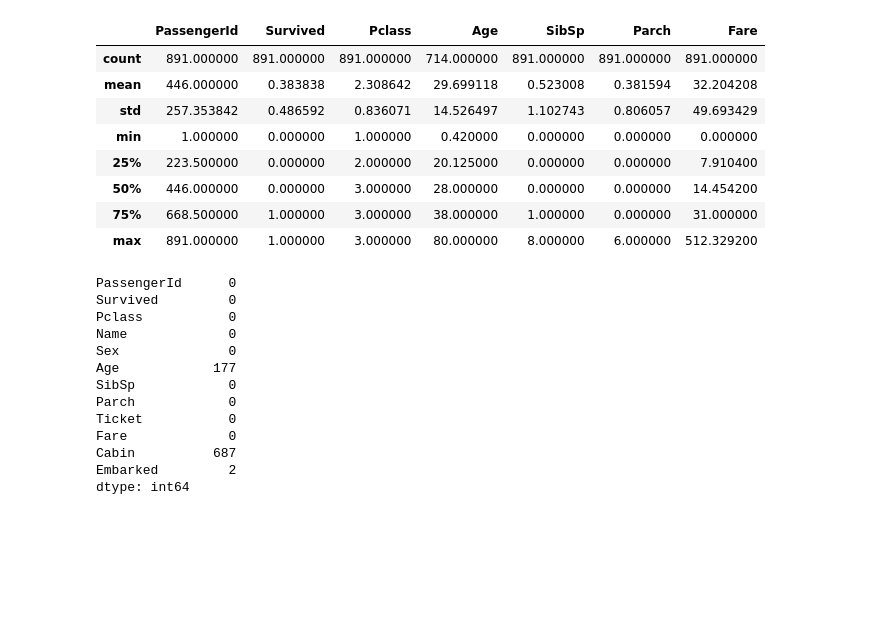
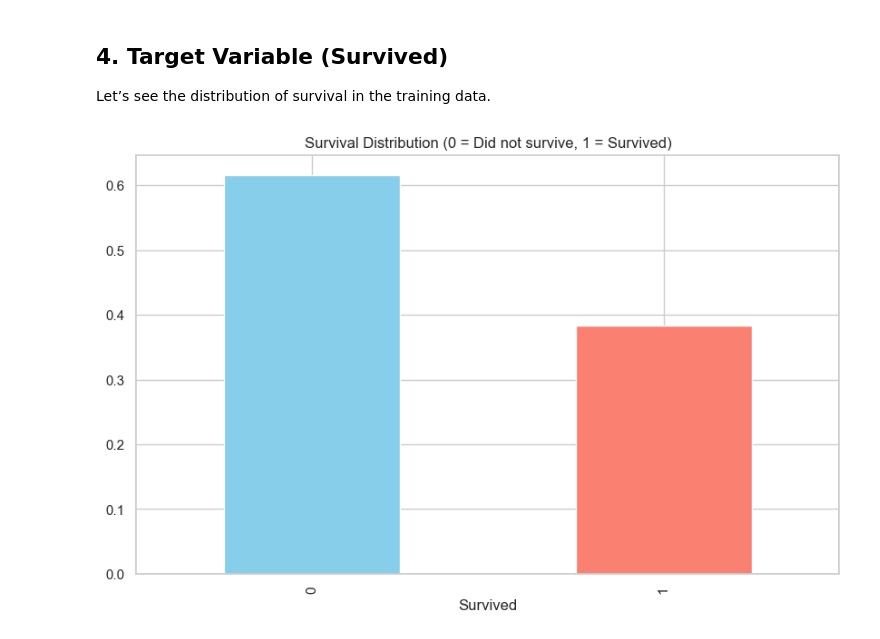
Before and after one commit to Henlomatt/titanic-ml-classifier, a Jupyter notebook: notebooks/eda.ipynb, the cells around one changed output. Cells and saved outputs as stored; diff of their text form; code cells hidden in the pictures; blank space fills up the shorter version.

Commit message:
Add EDA improvements: visualizations, correlations, missing values analysis

```diff
--- a/notebooks/eda.ipynb
+++ b/notebooks/eda.ipynb
@@ -1,4 +11,9 @@
 # %%
+# 1. Imports
 import pandas as pd
+import numpy as np
 import seaborn as sns
 import matplotlib.pyplot as plt
+
+sns.set(style="whitegrid")
+plt.rcParams["figure.figsize"] = (10, 6)
@@ -5,3 +23,8 @@ import matplotlib.pyplot as plt
 # %%
-# Load data
-data = pd.read_csv('../data/titanic.csv')
+# 2. Load data
+train = pd.read_csv("../data/train.csv")
+test = pd.read_csv("../data/test.csv")
+
+print("Train shape:", train.shape)
+print("Test shape:", test.shape)
+train.head()
@@ -18,30 +83,13 @@ data.head()
+# %% [markdown]
+## 4. Target Variable (Survived)
+Let’s see the distribution of survival in the training data.
 # %%
-# Summary statistics
-data.describe()
+# Target distribution
+train["Survived"].value_counts(normalize=True).plot(
+    kind="bar",
+    color=["skyblue", "salmon"],
+    title="Survival Distribution (0 = Did not survive, 1 = Survived)"
+)
+plt.show()
 # %% [output]
-|  | PassengerId | Survived | Pclass | Age | SibSp | Parch | Fare |
-| count | 891.000000 | 891.000000 | 891.000000 | 714.000000 | 891.000000 | 891.000000 | 891.000000 |
-| mean | 446.000000 | 0.383838 | 2.308642 | 29.699118 | 0.523008 | 0.381594 | 32.204208 |
-| std | 257.353842 | 0.486592 | 0.836071 | 14.526497 | 1.102743 | 0.806057 | 49.693429 |
-| min | 1.000000 | 0.000000 | 1.000000 | 0.420000 | 0.000000 | 0.000000 | 0.000000 |
-| 25% | 223.500000 | 0.000000 | 2.000000 | 20.125000 | 0.000000 | 0.000000 | 7.910400 |
-| 50% | 446.000000 | 0.000000 | 3.000000 | 28.000000 | 0.000000 | 0.000000 | 14.454200 |
-| 75% | 668.500000 | 1.000000 | 3.000000 | 38.000000 | 1.000000 | 0.000000 | 31.000000 |
-| max | 891.000000 | 1.000000 | 3.000000 | 80.000000 | 8.000000 | 6.000000 | 512.329200 |
+[figure, added]
-# %%
-# Check missing values
-data.isnull().sum()
-# %% [output]
-PassengerId      0
-Survived         0
-Pclass           0
-Name             0
-Sex              0
-Age            177
-SibSp            0
-Parch            0
-Ticket           0
-Fare             0
-Cabin          687
-Embarked         2
-dtype: int64
```
Also changed, not shown: parts of 19 cells of this notebook.
